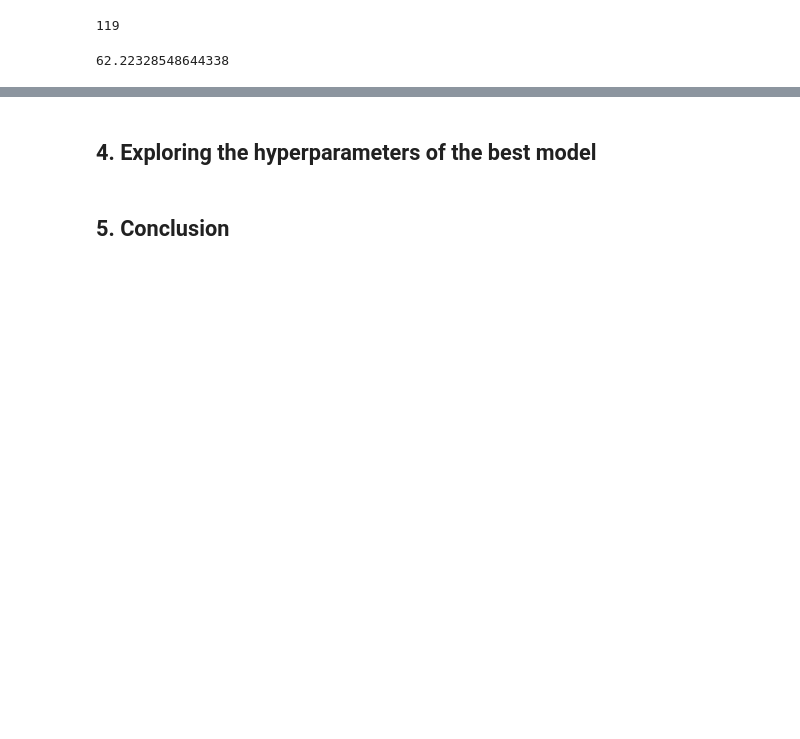
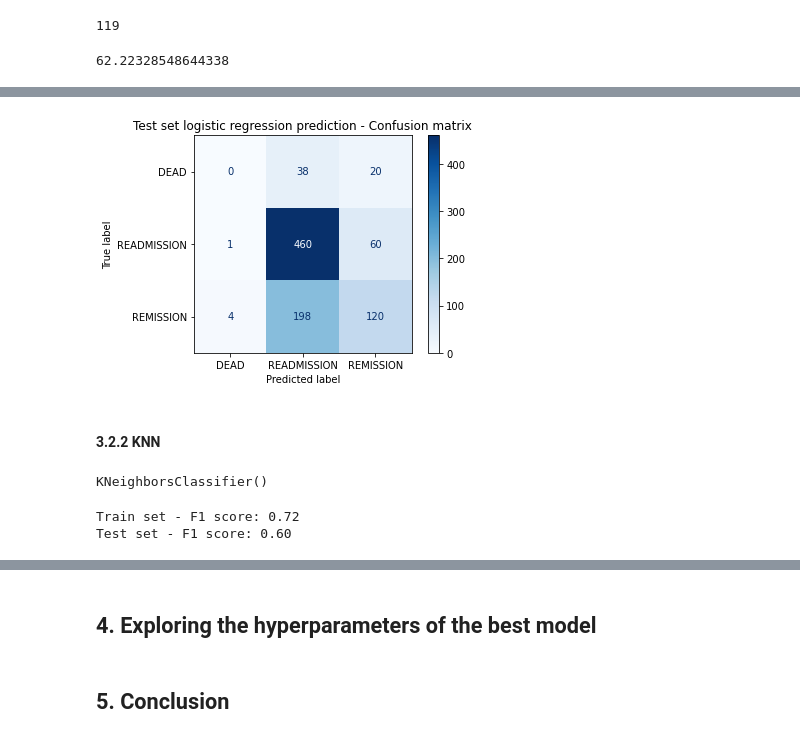
Before and after one commit to LMquentinLR/mimic_rehospitalization_prediction, a Jupyter notebook: AIQDSC27_AIQDSC28_evaluation_qlr.ipynb, the cells around one changed output, grey strips where cells are left out. Saved outputs shown, nothing was run; the diff lists cells and outputs as text; code cells hidden in the pictures; blank space fills up the shorter version.

```diff
--- a/AIQDSC27_AIQDSC28_evaluation_qlr.ipynb
+++ b/AIQDSC27_AIQDSC28_evaluation_qlr.ipynb
@@ -653,0 +837,14 @@ df_train[df_train.isnull().any(axis=1)]
+# %%
+confusion(lr_model, X_test, y_test_classification,
+          "Test set logistic regression prediction - Confusion matrix")
+# %% [output]
+[figure, added]
+# %% [markdown]
+#### 3.2.2 KNN
+# %%
+# Model declaration and training
+
+knn_model = KNeighborsClassifier()
+knn_model.fit(X_train, y_train_classification)
+# %% [output]
+KNeighborsClassifier()
@@ -653,0 +856,7 @@ df_train[df_train.isnull().any(axis=1)]
+# %%
+# Scores
+knn_f1 = classification_score(knn_pred_train, knn_pred_test,
+                              y_train_classification, y_test_classification)
+# %% [output]
+Train set - F1 score: 0.72
+Test set - F1 score: 0.60
```
Also changed, not shown: parts of 77 cells of this notebook.
